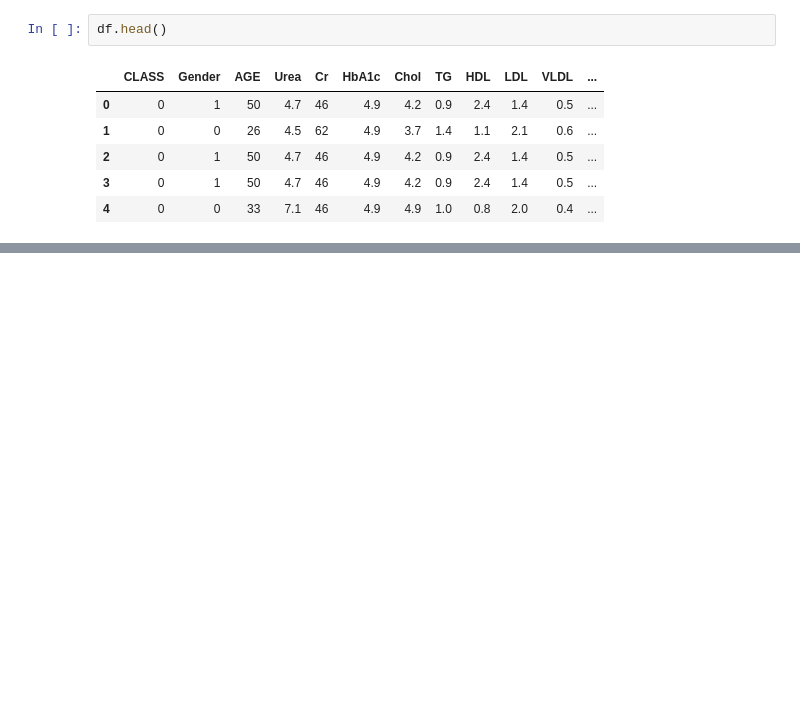
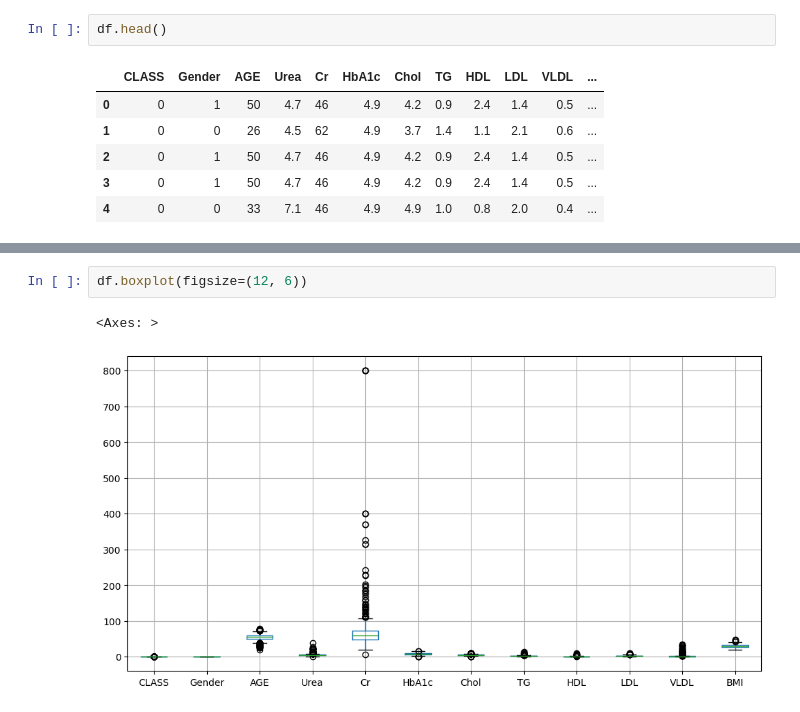
Before and after one commit to SeanIversDev/CIS490Project, a Jupyter notebook: main.ipynb, the cells around one changed output, grey strips where cells are left out. Cells and saved outputs as stored; diff of their text form; blank space fills up the shorter version.

```diff
--- a/main.ipynb
+++ b/main.ipynb
@@ -161,0 +193,5 @@ df.head()
+# %%
+df.boxplot(figsize=(12, 6))
+# %% [output]
+<Axes: >
+[figure, added]
```
Also changed, not shown: parts of 7 cells of this notebook.
